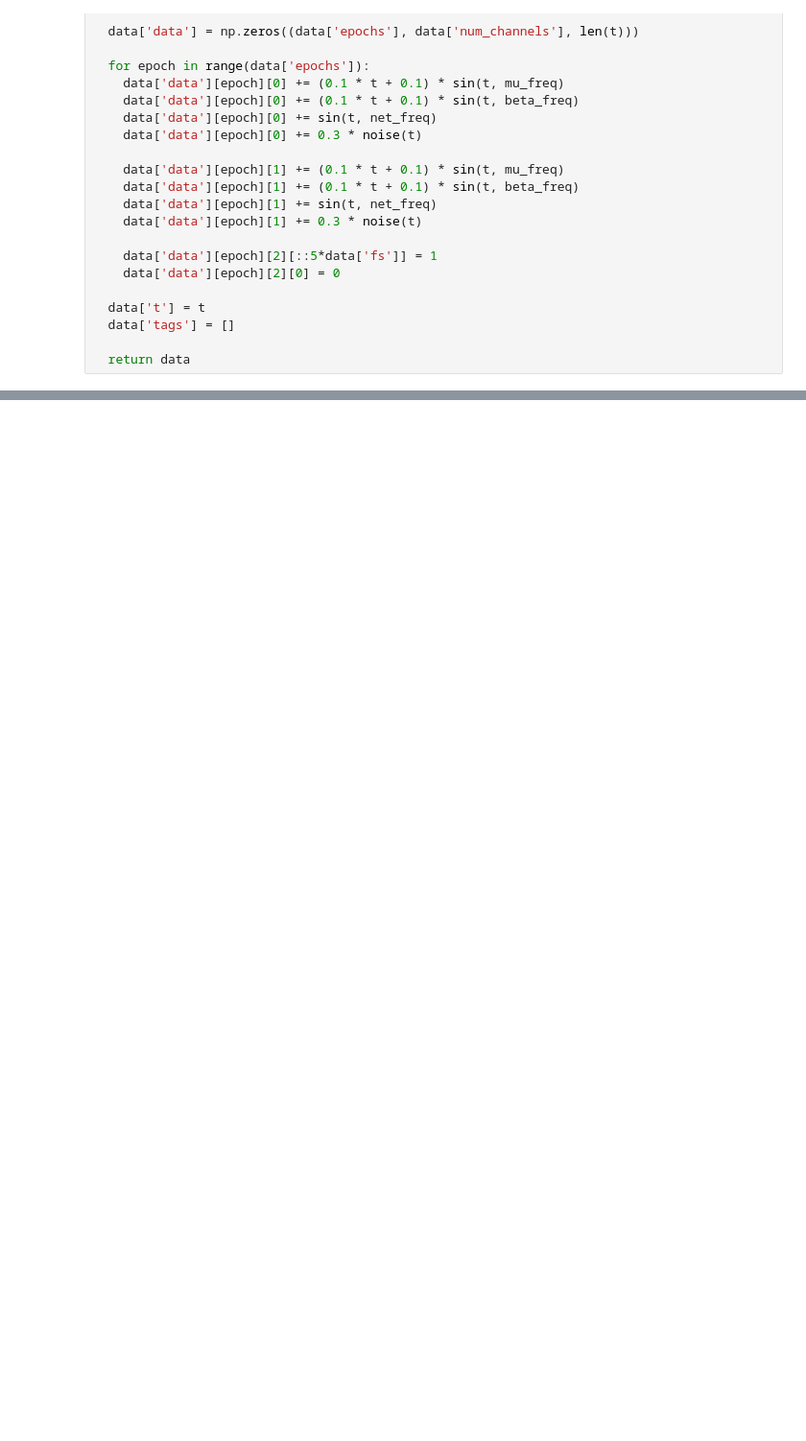
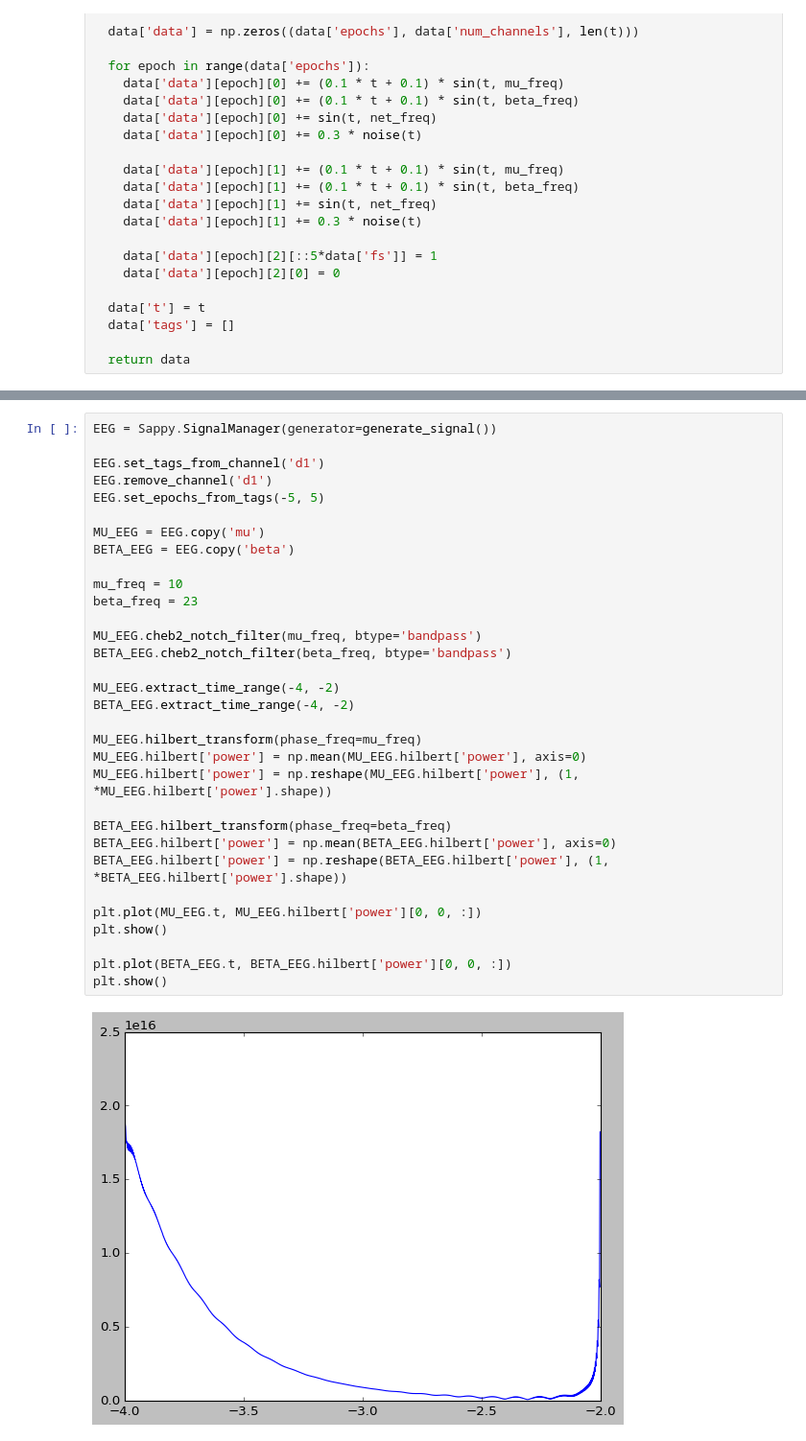
Before and after one commit to PPierzc/PracowniaEEG, a Jupyter notebook: ERD_S.ipynb, the cells around one changed output, grey strips where cells are left out. Shown at 96% size. Cells and saved outputs as stored; diff of their text form; blank space fills up the shorter version.

```diff
--- a/ERD_S.ipynb
+++ b/ERD_S.ipynb
@@ -285,0 +143,34 @@ plt.close()
+# %%
+EEG = Sappy.SignalManager(generator=generate_signal())
+
+EEG.set_tags_from_channel('d1')
+EEG.remove_channel('d1')
+EEG.set_epochs_from_tags(-5, 5)
+
+MU_EEG = EEG.copy('mu')
+BETA_EEG = EEG.copy('beta')
+
+mu_freq = 10
+beta_freq = 23
+
+MU_EEG.cheb2_notch_filter(mu_freq, btype='bandpass')
+BETA_EEG.cheb2_notch_filter(beta_freq, btype='bandpass')
+
+MU_EEG.extract_time_range(-4, -2)
+BETA_EEG.extract_time_range(-4, -2)
+
+MU_EEG.hilbert_transform(phase_freq=mu_freq)
+MU_EEG.hilbert['power'] = np.mean(MU_EEG.hilbert['power'], axis=0)
+MU_EEG.hilbert['power'] = np.reshape(MU_EEG.hilbert['power'], (1, *MU_EEG.hilbert['power'].shape))
+
+BETA_EEG.hilbert_transform(phase_freq=beta_freq)
+BETA_EEG.hilbert['power'] = np.mean(BETA_EEG.hilbert['power'], axis=0)
+BETA_EEG.hilbert['power'] = np.reshape(BETA_EEG.hilbert['power'], (1, *BETA_EEG.hilbert['power'].shape))
+
+plt.plot(MU_EEG.t, MU_EEG.hilbert['power'][0, 0, :])
+plt.show()
+
+plt.plot(BETA_EEG.t, BETA_EEG.hilbert['power'][0, 0, :])
+plt.show()
+# %% [output]
+[figure, added]
```
Also changed, not shown: parts of 11 cells of this notebook.
